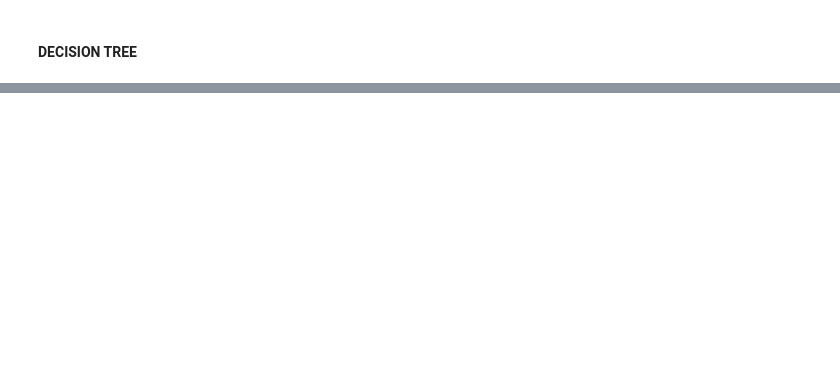
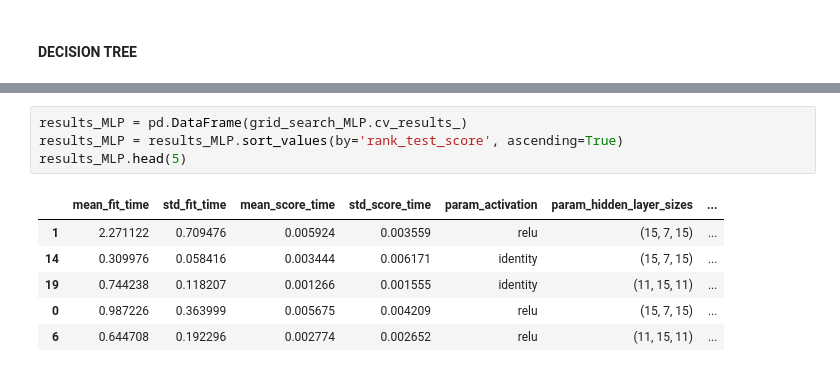
Before and after one commit to MartiChiodo/progetto_BIxBD, a Jupyter notebook: main.ipynb, the cells around one changed output, grey strips where cells are left out. Drawn from its saved outputs; the diff is of its cells as text; blank space fills up the shorter version.

```diff
--- a/main.ipynb
+++ b/main.ipynb
@@ -463,0 +517,11 @@ weighted avg       0.99      0.99      0.99       527
+# %%
+results_MLP = pd.DataFrame(grid_search_MLP.cv_results_)
+results_MLP = results_MLP.sort_values(by='rank_test_score', ascending=True)
+results_MLP.head(5)
+# %% [output]
+|  | mean_fit_time | std_fit_time | mean_score_time | std_score_time | param_activation | param_hidden_layer_sizes | ... |
+| 1 | 2.271122 | 0.709476 | 0.005924 | 0.003559 | relu | (15, 7, 15) | ... |
+| 14 | 0.309976 | 0.058416 | 0.003444 | 0.006171 | identity | (15, 7, 15) | ... |
+| 19 | 0.744238 | 0.118207 | 0.001266 | 0.001555 | identity | (11, 15, 11) | ... |
+| 0 | 0.987226 | 0.363999 | 0.005675 | 0.004209 | relu | (15, 7, 15) | ... |
+| 6 | 0.644708 | 0.192296 | 0.002774 | 0.002652 | relu | (11, 15, 11) | ... |
```
Also changed, not shown: parts of 23 cells of this notebook, 12 other files.
